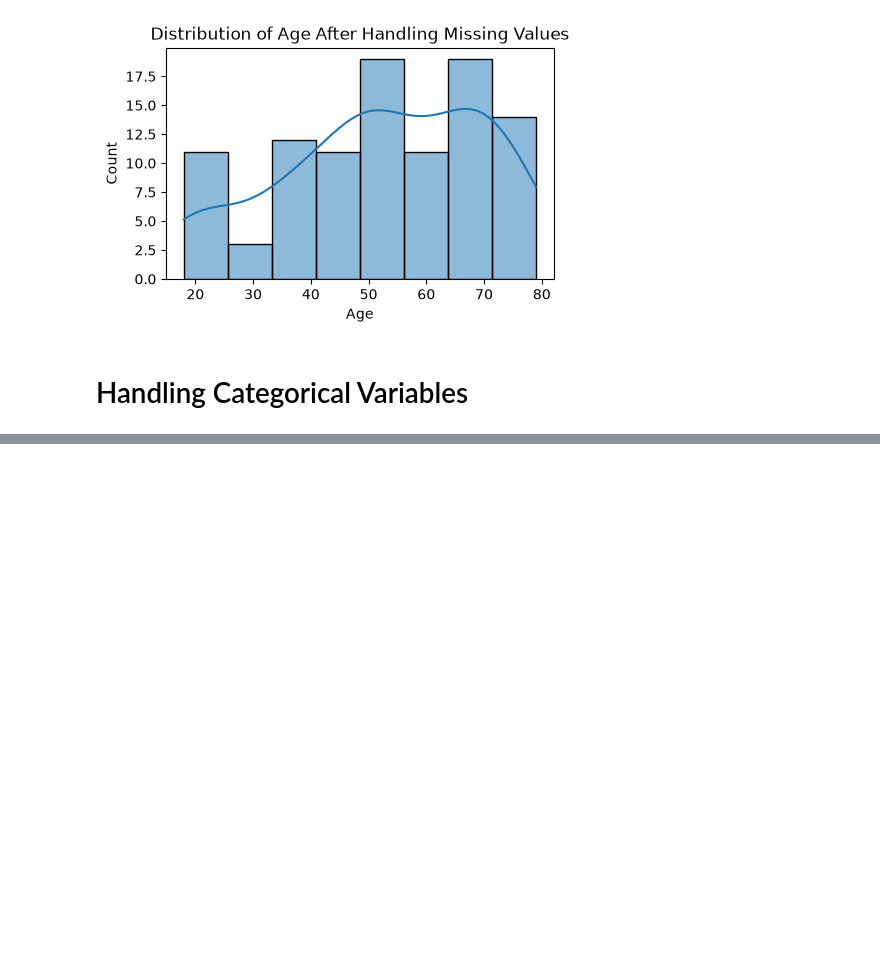
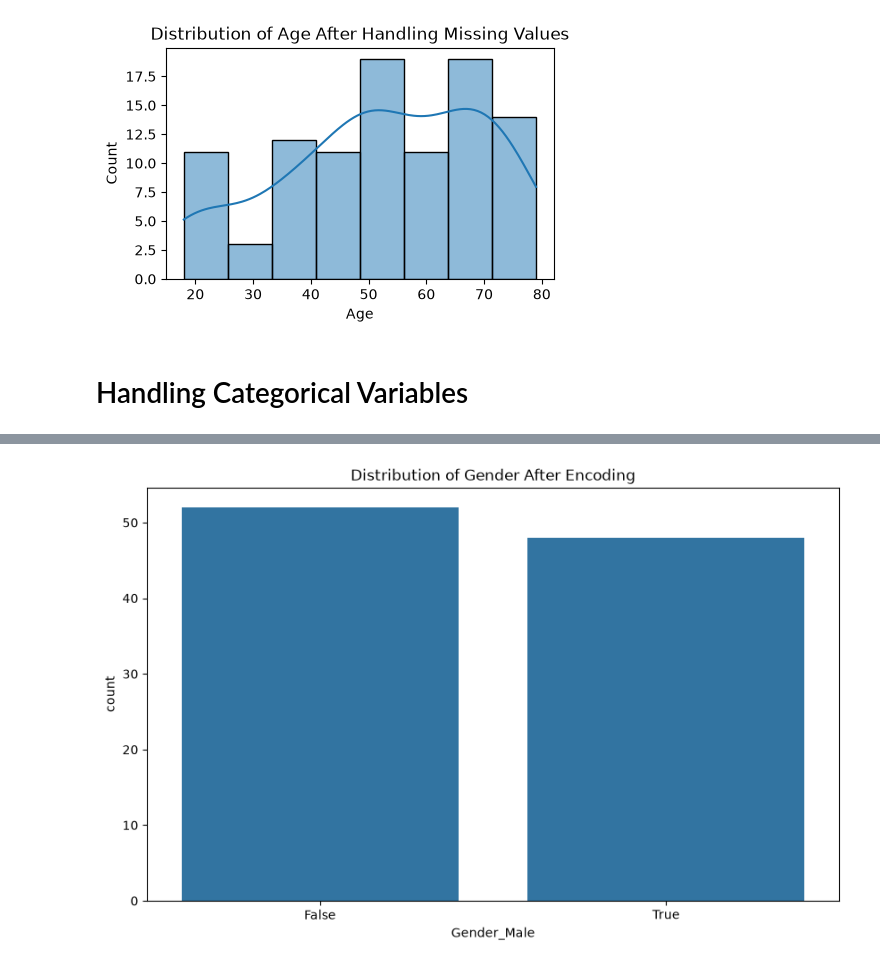
Before and after one commit to gursimranai/AI-ML-Journey, a Jupyter notebook: 12-Practice/Feature-Engineering/healthcare-data-analysis.ipynb, the cells around one changed output, grey strips where cells are left out. Cells and saved outputs as stored; diff of their text form; code cells hidden in the pictures; blank space fills up the shorter version.

Commit message:
Healthcare(Handling-Categorical-Data)

```diff
--- a/12-Practice/Feature-Engineering/healthcare-data-analysis.ipynb
+++ b/12-Practice/Feature-Engineering/healthcare-data-analysis.ipynb
@@ -234,3 +234,7 @@ plt.show()
 [figure]
 # %% [markdown]
 # Handling Categorical Variables
+# %%
+# Identify categorical variables
+categorical_vars = df.select_dtypes(include=['object']).columns
+print("Categorical variables:", categorical_vars)
@@ -236,0 +266,6 @@ plt.show()
+# %%
+# Convert categorical variables to dummy variables
+df_encoded = pd.get_dummies(df, columns=categorical_vars,drop_first=True)
+
+print("Data after encoding categorical variables:")
+print(df_encoded.head())
@@ -236,0 +314,9 @@ plt.show()
+# %%
+# Visualize the distribution of a newly encoded variable
+plt.figure(figsize=(10, 6))
+sns.countplot(x='Gender_Male', data=df_encoded)
+plt.title('Distribution of Gender After Encoding')
+plt.savefig("Distribution-Of-Gender-After-Encoding", dpi=300, bbox_inches="tight")
+plt.show()
+# %% [output]
+[figure, added]
```
Also changed, not shown: parts of 6 cells of this notebook, 1 other file.
